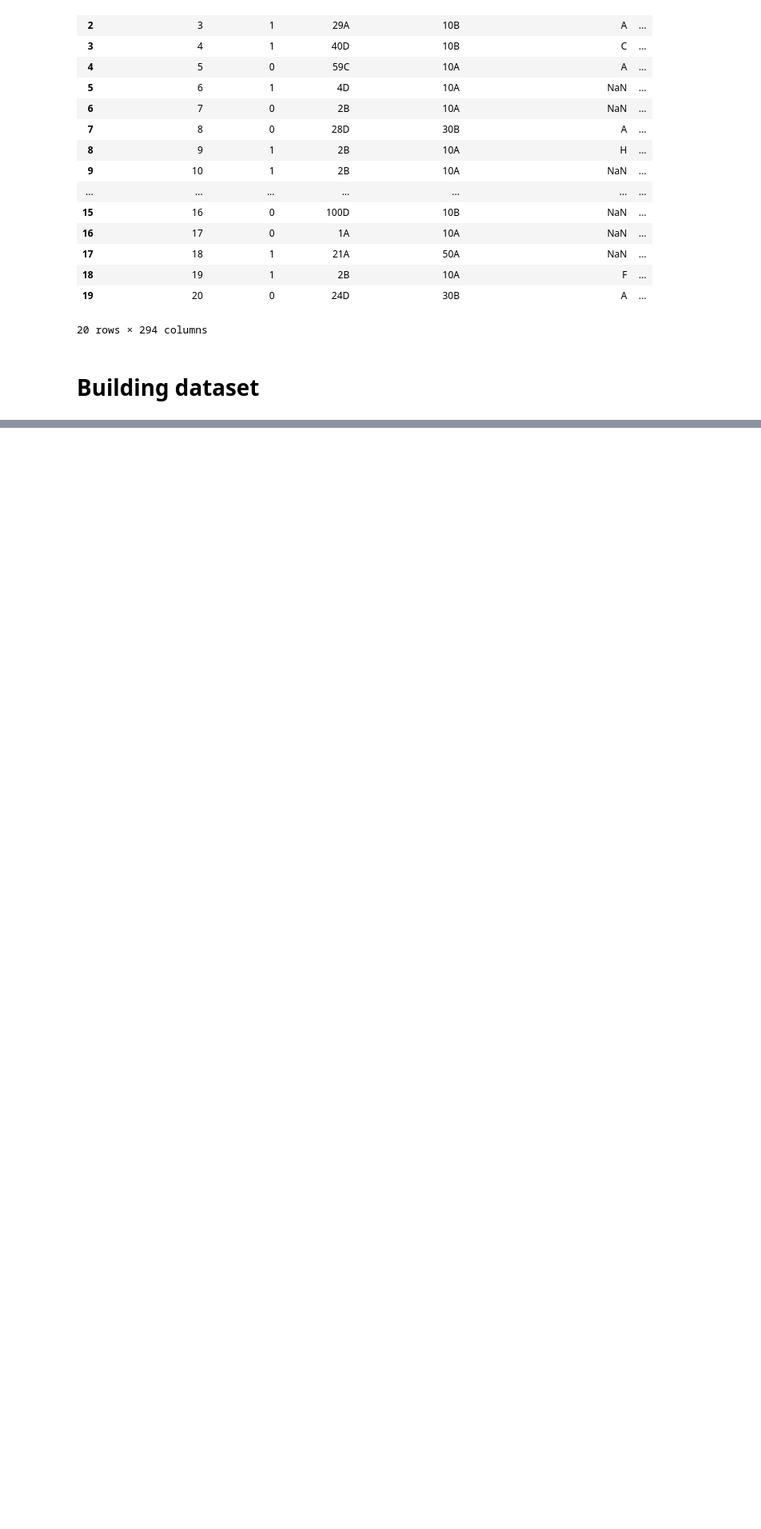
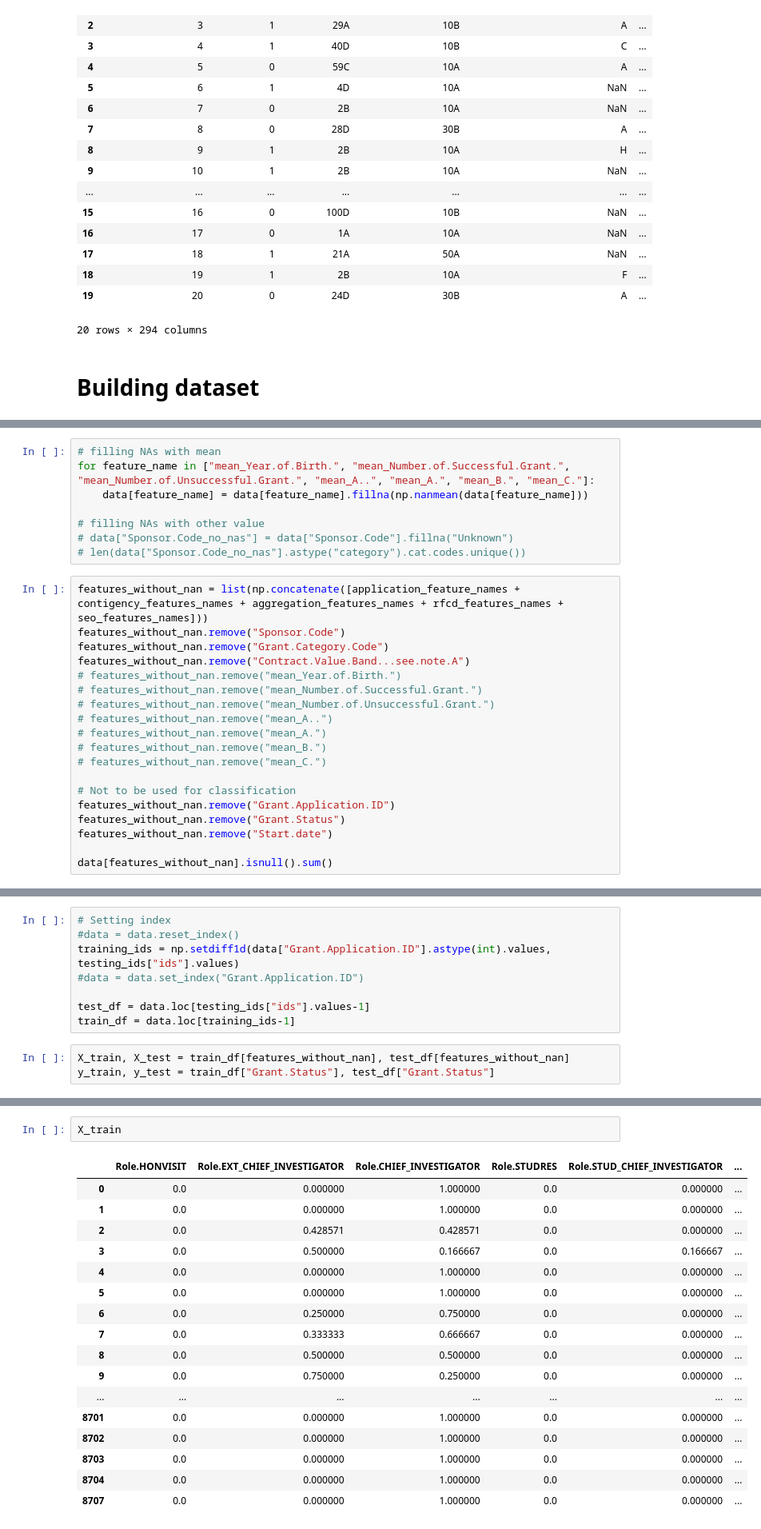
Before and after one commit to maximerihouey/grant_application, a Jupyter notebook: building_dataset.ipynb, the cells around one changed output, grey strips where cells are left out. Shown: that part at 80% size. Saved outputs shown, nothing was run; the diff lists cells and outputs as text; blank space fills up the shorter version.

```diff
--- a/building_dataset.ipynb
+++ b/building_dataset.ipynb
@@ -301,0 +314,27 @@ dtype: int64
+# %%
+# filling NAs with mean
+for feature_name in ["mean_Year.of.Birth.", "mean_Number.of.Successful.Grant.", "mean_Number.of.Unsuccessful.Grant.", "mean_A..", "mean_A.", "mean_B.", "mean_C."]:
+    data[feature_name] = data[feature_name].fillna(np.nanmean(data[feature_name]))
+
+# filling NAs with other value
+# data["Sponsor.Code_no_nas"] = data["Sponsor.Code"].fillna("Unknown")
+# len(data["Sponsor.Code_no_nas"].astype("category").cat.codes.unique())
+# %%
+features_without_nan = list(np.concatenate([application_feature_names + contigency_features_names + aggregation_features_names + rfcd_features_names + seo_features_names]))
+features_without_nan.remove("Sponsor.Code")
+features_without_nan.remove("Grant.Category.Code")
+features_without_nan.remove("Contract.Value.Band...see.note.A")
+# features_without_nan.remove("mean_Year.of.Birth.")
+# features_without_nan.remove("mean_Number.of.Successful.Grant.")
+# features_without_nan.remove("mean_Number.of.Unsuccessful.Grant.")
+# features_without_nan.remove("mean_A..")
+# features_without_nan.remove("mean_A.")
+# features_without_nan.remove("mean_B.")
+# features_without_nan.remove("mean_C.")
+
+# Not to be used for classification
+features_without_nan.remove("Grant.Application.ID")
+features_without_nan.remove("Grant.Status")
+features_without_nan.remove("Start.date")
+
+data[features_without_nan].isnull().sum()
@@ -301,0 +359,11 @@ dtype: int64
+# %%
+# Setting index
+#data = data.reset_index()
+training_ids = np.setdiff1d(data["Grant.Application.ID"].astype(int).values, testing_ids["ids"].values)
+#data = data.set_index("Grant.Application.ID")
+
+test_df = data.loc[testing_ids["ids"].values-1]
+train_df = data.loc[training_ids-1]
+# %%
+X_train, X_test = train_df[features_without_nan], test_df[features_without_nan]
+y_train, y_test = train_df["Grant.Status"], test_df["Grant.Status"]
@@ -301,0 +383,20 @@ dtype: int64
+# %%
+X_train
+# %% [output]
+|  | Role.HONVISIT | Role.EXT_CHIEF_INVESTIGATOR | Role.CHIEF_INVESTIGATOR | Role.STUDRES | Role.STUD_CHIEF_INVESTIGATOR | ... |
+| 0 | 0.0 | 0.000000 | 1.000000 | 0.0 | 0.000000 | ... |
+| 1 | 0.0 | 0.000000 | 1.000000 | 0.0 | 0.000000 | ... |
+| 2 | 0.0 | 0.428571 | 0.428571 | 0.0 | 0.000000 | ... |
+| 3 | 0.0 | 0.500000 | 0.166667 | 0.0 | 0.166667 | ... |
+| 4 | 0.0 | 0.000000 | 1.000000 | 0.0 | 0.000000 | ... |
+| 5 | 0.0 | 0.000000 | 1.000000 | 0.0 | 0.000000 | ... |
+| 6 | 0.0 | 0.250000 | 0.750000 | 0.0 | 0.000000 | ... |
+| 7 | 0.0 | 0.333333 | 0.666667 | 0.0 | 0.000000 | ... |
+| 8 | 0.0 | 0.500000 | 0.500000 | 0.0 | 0.000000 | ... |
+| 9 | 0.0 | 0.750000 | 0.250000 | 0.0 | 0.000000 | ... |
+| ... | ... | ... | ... | ... | ... | ... |
+| 8701 | 0.0 | 0.000000 | 1.000000 | 0.0 | 0.000000 | ... |
+| 8702 | 0.0 | 0.000000 | 1.000000 | 0.0 | 0.000000 | ... |
+| 8703 | 0.0 | 0.000000 | 1.000000 | 0.0 | 0.000000 | ... |
+| 8704 | 0.0 | 0.000000 | 1.000000 | 0.0 | 0.000000 | ... |
+| 8707 | 0.0 | 0.000000 | 1.000000 | 0.0 | 0.000000 | ... |
```
Also changed, not shown: parts of 14 cells of this notebook.
